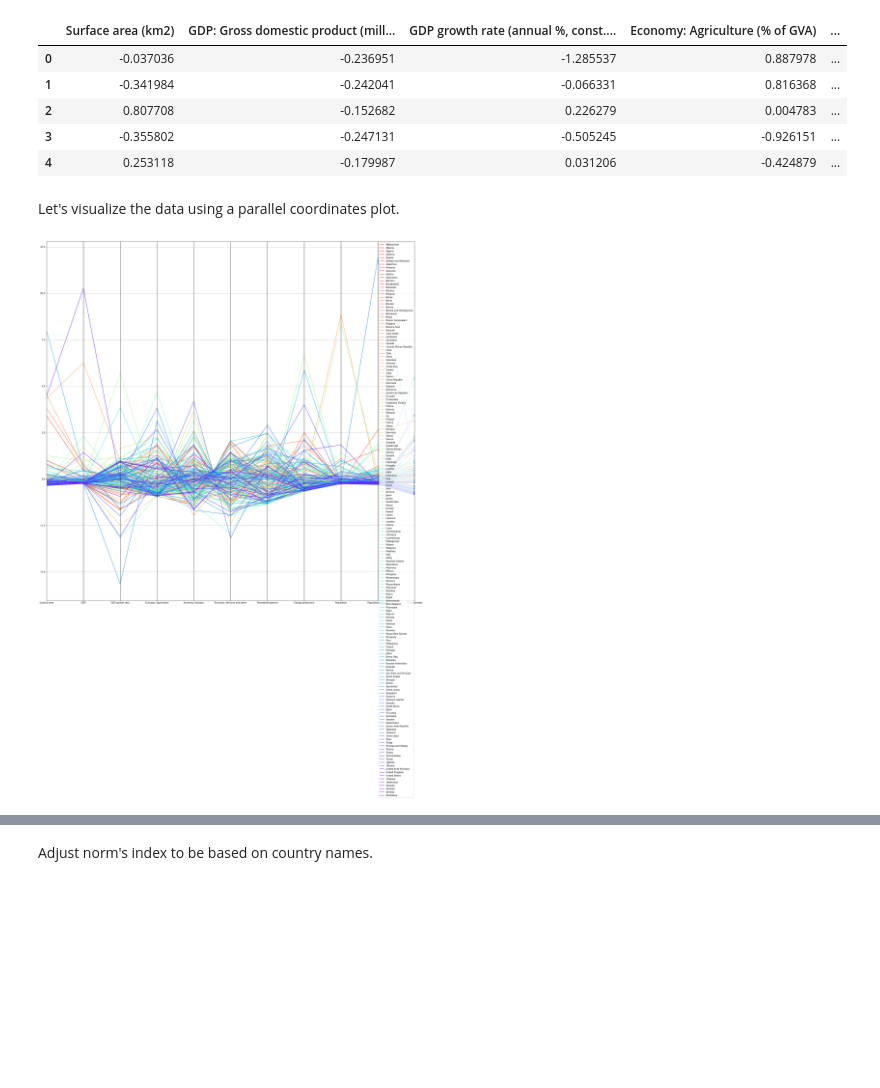
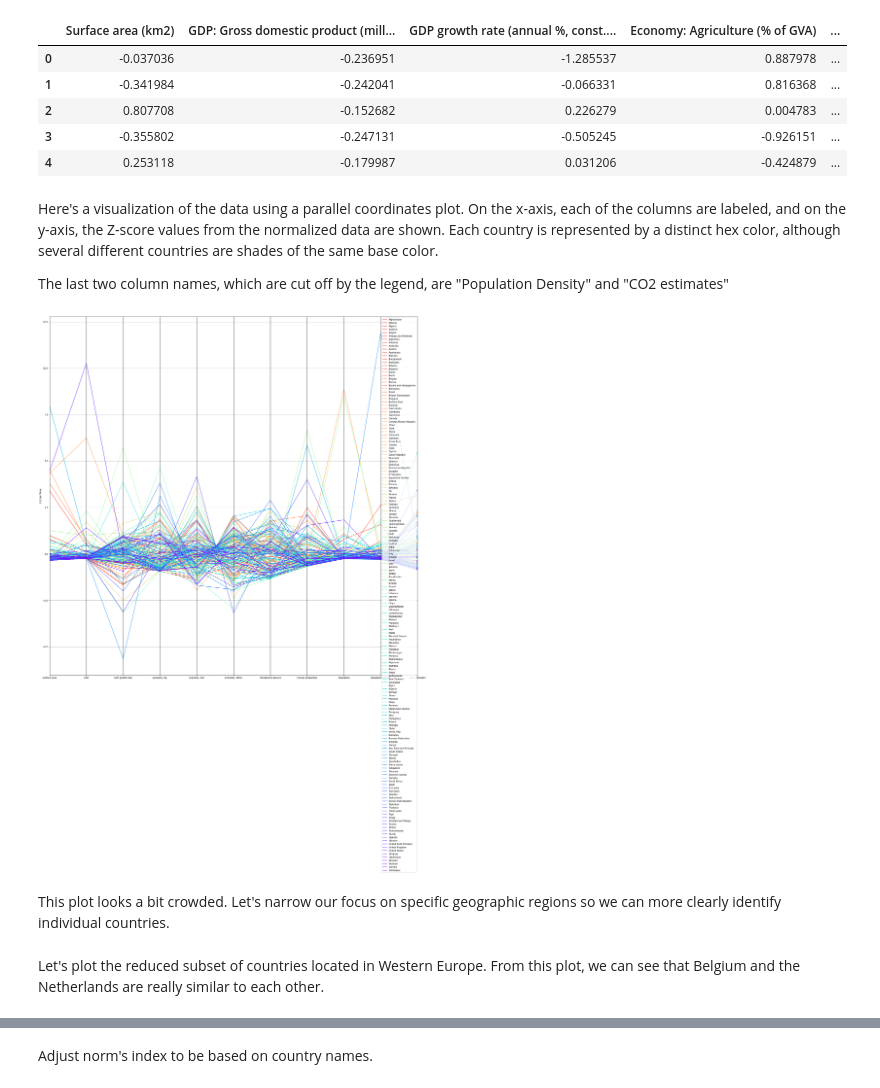
Before and after one commit to melotic/cs3654-project, a Jupyter notebook: Project3.ipynb, the cells around one changed output, grey strips where cells are left out. Saved outputs shown, nothing was run; the diff lists cells and outputs as text; code cells hidden in the pictures; blank space fills up the shorter version.

```diff
--- a/Project3.ipynb
+++ b/Project3.ipynb
@@ -68,7 +68,7 @@ dirtyCountries = pandas.read_csv("country_profile_variables.csv")
 dirtyCountries
 
 cont_preJoin = dirtyCountries.copy()
-cont_preJoin = cont_preJoin[['country', 'Surface area (km2)', 'GDP: Gross domestic product (million current US$)',
+cont_preJoin = cont_preJoin[['country', 'Region', 'Surface area (km2)', 'GDP: Gross domestic product (million current US$)',
                                'GDP growth rate (annual %, const. 2005 prices)', 'Economy: Agriculture (% of GVA)',
                              'Economy: Industry (% of GVA)', 'Economy: Services and other activity (% of GVA)',
                                'Threatened species (number)', 'Energy production, primary (Petajoules)',
@@ -206,7 +206,7 @@ Now, we are ready to analyze the data.
 Let's begin by normalizing the data, so that the columns are weighted equally,
 # %%
 countryStats.head()
-preNorm = countryStats.drop(['country', 'Country Name'], axis=1)
+preNorm = countryStats.drop(['country', 'Region', 'Country Name'], axis=1)
 preNorm.head()
 norm = (preNorm-preNorm.mean())/(preNorm.std())
 norm.head()
@@ -217,16 +217,24 @@ norm.head()
 | 2 | 0.807708 | -0.152682 | 0.226279 | 0.004783 | ... |
 | 3 | -0.355802 | -0.247131 | -0.505245 | -0.926151 | ... |
 | 4 | 0.253118 | -0.179987 | 0.031206 | -0.424879 | ... |
-# %% [markdown]
-Let's visualize the data using a parallel coordinates plot.
+# %% [markdown]
+Here's a visualization of the data using a parallel coordinates plot. On the x-axis, each of the columns are labeled, and on the y-axis, the Z-score values from the normalized data are shown. Each country is represented by a distinct hex color, although several different countries are shades of the same base color.
+
+The last two column names, which are cut off by the legend, are "Population Density" and "CO2 estimates"
 # %%
 normWithCountries = norm.join(countryStats.country)
 # Rename the columns for readability
-normWithCountries.columns = ['Surface area', 'GDP', 'GDP growth rate', 'Economy: Agriculture',
-                                'Economy: Industry', 'Economy: Services and other',
+normWithCountries.columns = ['Surface area', 'GDP', 'GDP growth rate', 'Economy: Ag.',
+                                'Economy: Ind.', 'Economy: Other',
                                 'Threatened species', 'Energy production', 'Population',
                                 'Population density', 'CO2 estimates', 'country']
 parallelPlot = pandas.plotting.parallel_coordinates(normWithCountries, class_column='country', colormap='rainbow_r')
 parallelPlot.figure.set_size_inches(30,30, forward=True)
+pp_yl = parallelPlot.set_ylabel('Z-Score Value')
+# TODO: Make separate plots where you can identify individual countries (more manageable).
+# Explain normalized data. Have labels for axes.
+# TODO: Changed font size for ylabel.
 # %% [output]
-[figure, old version]
+[figure, new version]
+# %% [markdown]
+This plot looks a bit crowded. Let's narrow our focus on specific geographic regions so we can more clearly identify individual countries.
@@ -232,0 +245,2 @@ parallelPlot.figure.set_size_inches(30,30, forward=True)
+# %% [markdown]
+Let's plot the reduced subset of countries located in Western Europe. From this plot, we can see that Belgium and the Netherlands are really similar to each other.
```
Also changed, not shown: parts of 28 cells of this notebook.
